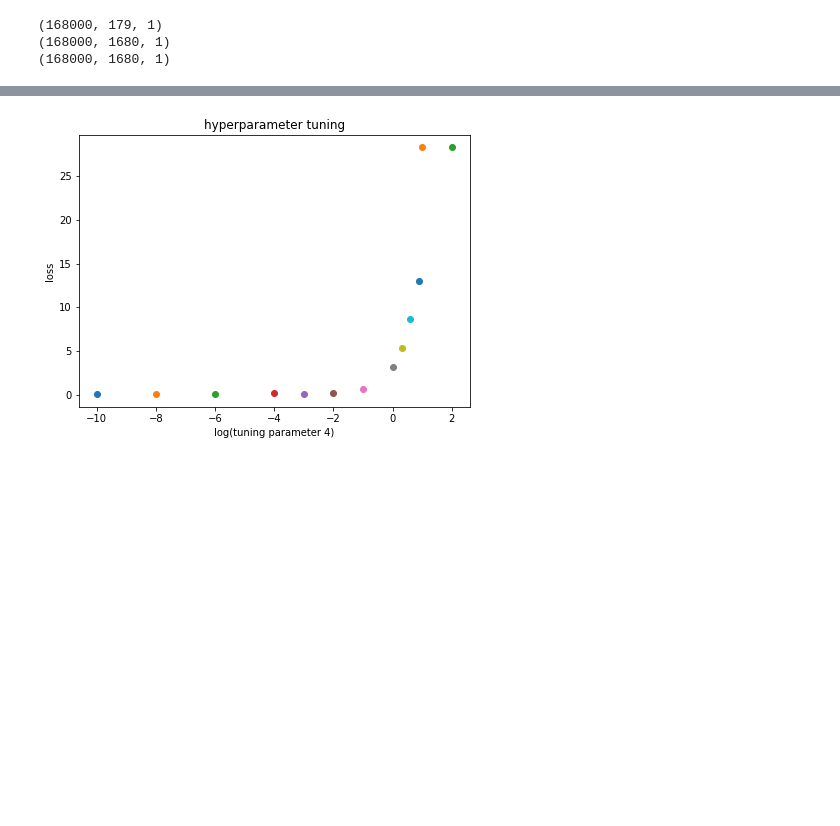
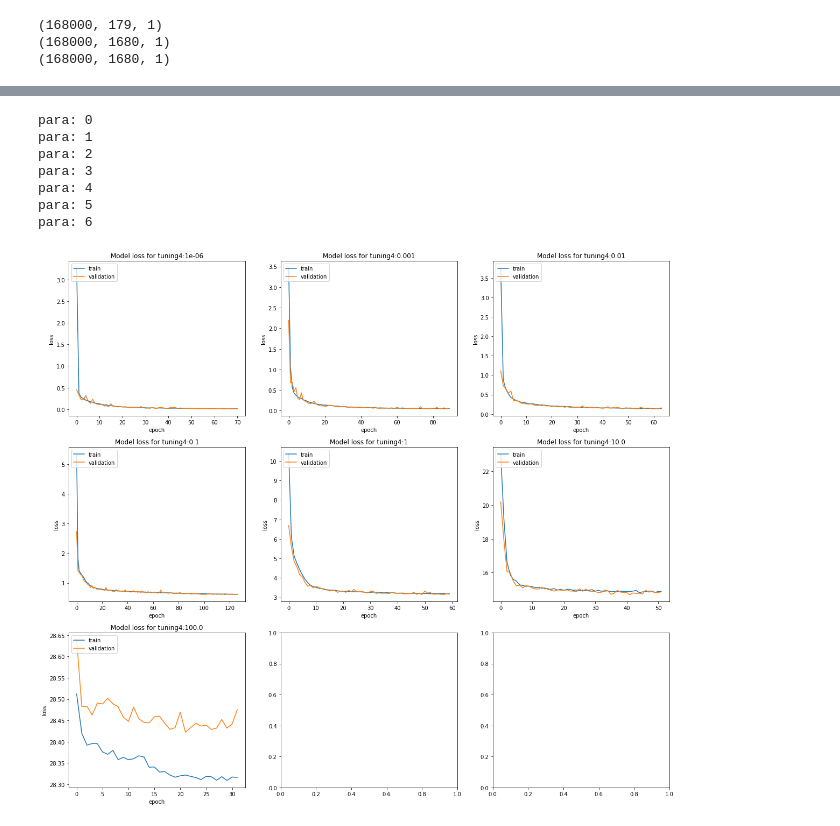
Before and after one commit to yizichenguc/AMOC_VAE, a Jupyter notebook: model.ipynb, the cells around one changed output, grey strips where cells are left out. Saved outputs shown, nothing was run; the diff lists cells and outputs as text; code cells hidden in the pictures; blank space fills up the shorter version.

Commit message:
hyperparameter tuning, best beta is 0.1

```diff
--- a/model.ipynb
+++ b/model.ipynb
@@ -154,10 +155,14 @@ print(target.shape)
 (168000, 1680, 1)
 (168000, 1680, 1)
 # %%
-### TRAIN TEST SPLIT ###
+### TRAIN VALIDATION TEST SPLIT : 0.6/0.2/0.2
 
 # AMOC_input_train, AMOC_input_test = tf.split(
 #     tf.random.shuffle(AMOC_input, seed = seed), [AMOC_input.shape[0] * 0.8, AMOC_input.shape[0] * 0.2], axis=0
 # )
 
+# TRAIN TEST SPLIT: 0.8/0.2
 AMOC_input_train, AMOC_input_test, AMOCindex_input_train, AMOCindex_input_test, target_train, target_test = train_test_split(AMOC_input, AMOCindex_input, target, test_size=0.2, random_state=seed)
+
+# TRAIN VALIDATION SPLIT with TRAIN: 0.75/0.25
+AMOC_input_train, AMOC_input_val, AMOCindex_input_train, AMOCindex_input_val, target_train, target_val = train_test_split(AMOC_input_train, AMOCindex_input_train, target_train, test_size=0.25, random_state=seed)
@@ -318,11 +270,58 @@ plt.show()
-# %%
-plt.figure(figsize=(7, 5))
-for key in grid_result:
-    plt.plot(math.log10(key), grid_result[key], marker = 'o')
-plt.title('hyperparameter tuning')
-plt.ylabel('loss')
-plt.xlabel('log(tuning parameter 4)')
-# plt.ylim((0, 2))
-plt.show()
-# %% [output]
-[figure, removed]
+# %%
+# Grid serach to find the best ratio between mse loss and KL-divergence in vae loss, the ratio is controlled by tuning parameter 4 in self-defined vae loss.
+grid_result = {}
+
+epoch_num = 150
+verbose = 0
+num_val_pred = 100
+tuning4_grid = [1e-6, 1e-3, 1e-2, 1e-1, 1, 1e1, 1e2]
+
+nrows = math.ceil(len(tuning4_grid)/3)
+fig, axs = plt.subplots(nrows = nrows, ncols = 3, figsize = (20, 6*nrows))
+
+for i, para in enumerate(tuning4_grid):
+    print('para:', para)
+    # fit the model
+    tf.keras.backend.clear_session()
+    tf.random.set_seed(seed)
+    es = [
+    EarlyStopping(patience=10, verbose=verbose, min_delta=0.001, monitor='val_loss', mode='auto', restore_best_weights=True),
+    ModelCheckpoint(filepath='hyper_tuning/beta_'+str(para)+'.hdf5', save_freq='epoch', save_best_only=True)]
+    vae_model = get_model(AMOC_input_train.shape[1:], AMOCindex_input_train.shape[1:], target_train.shape[1:], tuning4_para = para)
+    history = vae_model.fit([AMOC_input_train, AMOCindex_input_train, target_train], batch_size=128, epochs=epoch_num, validation_split=0.2, verbose=verbose, callbacks=es)
+
+    # prediction on validation set
+    val_pred = np.zeros((num_val_pred, target_val.shape[0], target_val.shape[1], target_val.shape[2]))
+    for j in range(num_val_pred):
+        val_pred[j, :, :, :] = AMOC_scaler.inverse_transform(vae_model.predict([AMOC_input_val, AMOCindex_input_val, np.zeros(target_val.shape)], verbose = 0))
+#         if j%10 == 0:
+#             print(j)
+
+    # record summary statistics
+    val_pred = np.squeeze(val_pred)
+    mean = np.mean(val_pred, axis = 0)
+    std = np.std(val_pred, axis = 0)
+
+    grid_result[para] = [mean, std]
+
+    # Visualize Model Training History
+    axs[i//3, i%3].plot(history.history['loss'])
+    axs[i//3, i%3].plot(history.history['val_loss'])
+    axs[i//3, i%3].set_title('Model loss for tuning4:' + str(para))
+    axs[i//3, i%3].set_ylabel('loss')
+    axs[i//3, i%3].set_xlabel('epoch')
+    axs[i//3, i%3].legend(['train', 'validation'], loc='upper left')
+
+plt.show()
+
+# fig.savefig('hyper_tuning/history.png', bbox_inches='tight')
+# np.save('../model_output/grid_result.npy', grid_result)
+# %% [output]
+para: 0
+para: 1
+para: 2
+para: 3
+para: 4
+para: 5
+para: 6
+[figure, added]
```
Also changed, not shown: parts of 20 cells of this notebook, 29 other files.
